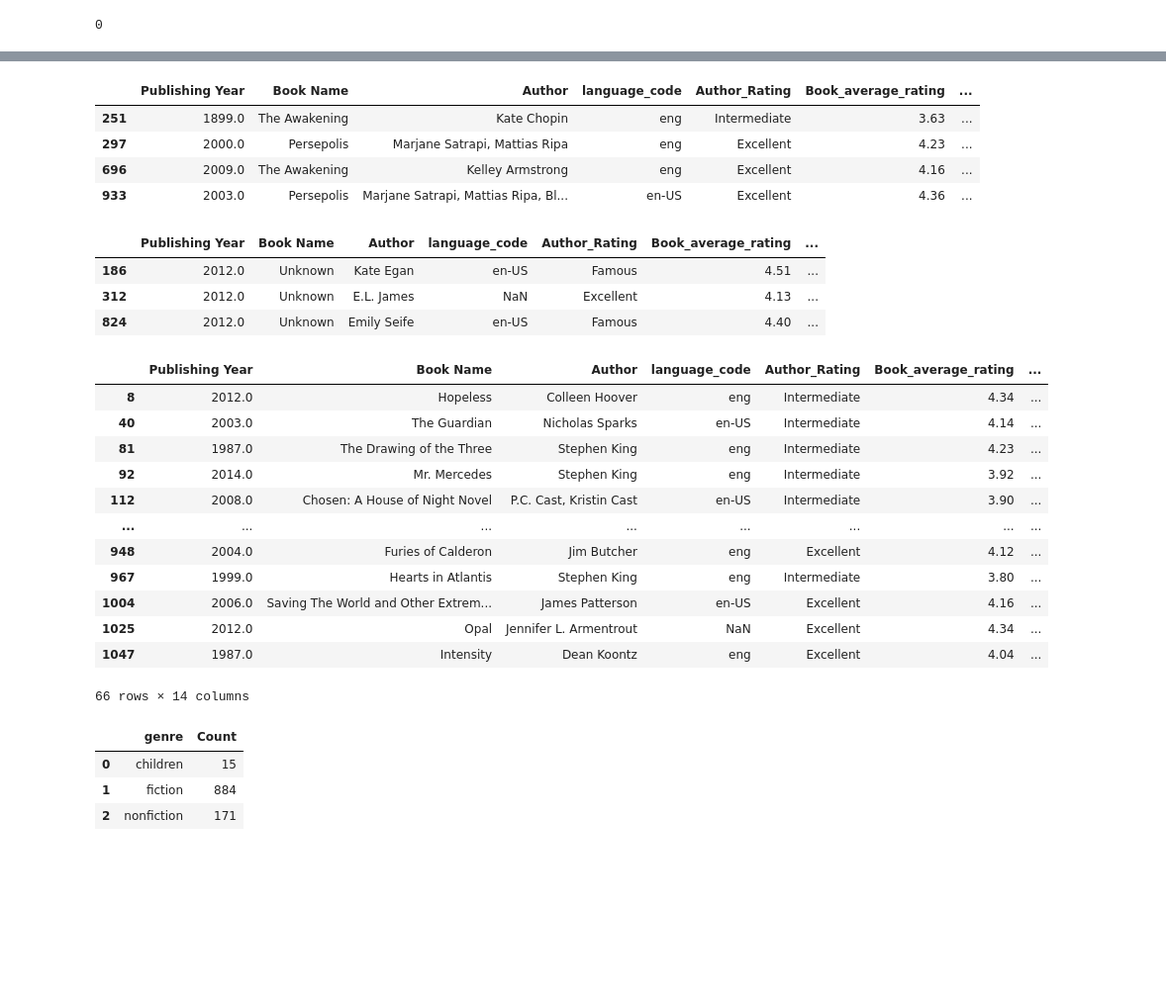
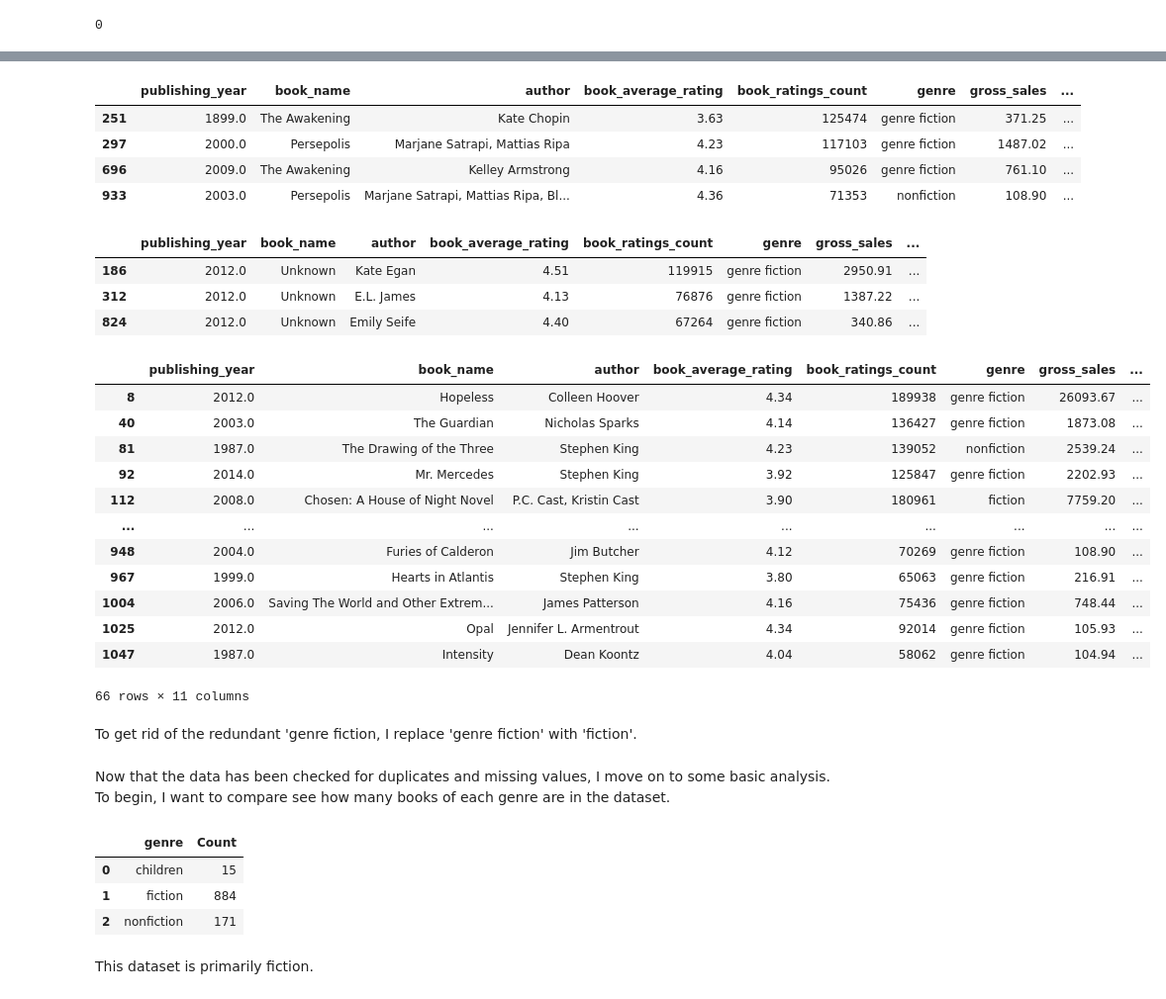
Before and after one commit to nelsonj1614/sdt_project, a Jupyter notebook: notebooks/eda.ipynb, the cells around one changed output, grey strips where cells are left out. Shown: that part at 99% size. Saved outputs shown, nothing was run; the diff lists cells and outputs as text; code cells hidden in the pictures; blank space fills up the shorter version.

```diff
--- a/notebooks/eda.ipynb
+++ b/notebooks/eda.ipynb
@@ -41,2 +50,2 @@ memory usage: 125.5+ KB
 # %%
-df.drop(columns='index',inplace=True)
+df.drop(columns=['index','language_code','Author_Rating','sales rank'],inplace=True)
@@ -42,0 +54,4 @@ df.drop(columns='index',inplace=True)
+# %%
+df.columns = ['publishing_year','book_name','author','book_average_rating',
+              'book_ratings_count','genre','gross_sales','publisher_revenue','sales_price',
+              'publisher','units_sold']
@@ -81,2 +99,2 @@ df[df['Book Name'].isna()]
 # %%
-df['Book Name'].fillna('Unknown',inplace=True)
+df['book_name'].fillna('Unknown',inplace=True)
@@ -87,34 +109,38 @@ df.duplicated().sum()
 # %%
-df[(df.duplicated(subset='Book Name',keep=False))&(df['Book Name'] != 'Unknown')]
+df[(df.duplicated(subset='book_name',keep=False))&(df['book_name'] != 'Unknown')]
 # %% [output]
-|  | Publishing Year | Book Name | Author | language_code | Author_Rating | Book_average_rating | ... |
-| 251 | 1899.0 | The Awakening | Kate Chopin | eng | Intermediate | 3.63 | ... |
-| 297 | 2000.0 | Persepolis | Marjane Satrapi, Mattias Ripa | eng | Excellent | 4.23 | ... |
-| 696 | 2009.0 | The Awakening | Kelley Armstrong | eng | Excellent | 4.16 | ... |
-| 933 | 2003.0 | Persepolis | Marjane Satrapi, Mattias Ripa, Bl... | en-US | Excellent | 4.36 | ... |
+|  | publishing_year | book_name | author | book_average_rating | book_ratings_count | genre | gross_sales | ... |
+| 251 | 1899.0 | The Awakening | Kate Chopin | 3.63 | 125474 | genre fiction | 371.25 | ... |
+| 297 | 2000.0 | Persepolis | Marjane Satrapi, Mattias Ripa | 4.23 | 117103 | genre fiction | 1487.02 | ... |
+| 696 | 2009.0 | The Awakening | Kelley Armstrong | 4.16 | 95026 | genre fiction | 761.10 | ... |
+| 933 | 2003.0 | Persepolis | Marjane Satrapi, Mattias Ripa, Bl... | 4.36 | 71353 | nonfiction | 108.90 | ... |
 # %%
-df[df.duplicated(subset=['Publishing Year','Book Name'],keep=False)]
+df[df.duplicated(subset=['publishing_year','book_name'],keep=False)]
 # %% [output]
-|  | Publishing Year | Book Name | Author | language_code | Author_Rating | Book_average_rating | ... |
-| 186 | 2012.0 | Unknown | Kate Egan | en-US | Famous | 4.51 | ... |
-| 312 | 2012.0 | Unknown | E.L. James | NaN | Excellent | 4.13 | ... |
-| 824 | 2012.0 | Unknown | Emily Seife | en-US | Famous | 4.40 | ... |
+|  | publishing_year | book_name | author | book_average_rating | book_ratings_count | genre | gross_sales | ... |
+| 186 | 2012.0 | Unknown | Kate Egan | 4.51 | 119915 | genre fiction | 2950.91 | ... |
+| 312 | 2012.0 | Unknown | E.L. James | 4.13 | 76876 | genre fiction | 1387.22 | ... |
+| 824 | 2012.0 | Unknown | Emily Seife | 4.40 | 67264 | genre fiction | 340.86 | ... |
 # %%
-df[df.duplicated(subset=['Publishing Year','Author'],keep=False)]
+df[df.duplicated(subset=['publishing_year','author'],keep=False)]
 # %% [output]
-|  | Publishing Year | Book Name | Author | language_code | Author_Rating | Book_average_rating | ... |
-| 8 | 2012.0 | Hopeless | Colleen Hoover | eng | Intermediate | 4.34 | ... |
-| 40 | 2003.0 | The Guardian | Nicholas Sparks | en-US | Intermediate | 4.14 | ... |
-| 81 | 1987.0 | The Drawing of the Three | Stephen King | eng | Intermediate | 4.23 | ... |
-| 92 | 2014.0 | Mr. Mercedes | Stephen King | eng | Intermediate | 3.92 | ... |
-| 112 | 2008.0 | Chosen: A House of Night Novel | P.C. Cast, Kristin Cast | en-US | Intermediate | 3.90 | ... |
-| ... | ... | ... | ... | ... | ... | ... | ... |
-| 948 | 2004.0 | Furies of Calderon | Jim Butcher | eng | Excellent | 4.12 | ... |
-| 967 | 1999.0 | Hearts in Atlantis | Stephen King | eng | Intermediate | 3.80 | ... |
-| 1004 | 2006.0 | Saving The World and Other Extrem... | James Patterson | en-US | Excellent | 4.16 | ... |
-| 1025 | 2012.0 | Opal | Jennifer L. Armentrout | NaN | Excellent | 4.34 | ... |
-| 1047 | 1987.0 | Intensity | Dean Koontz | eng | Excellent | 4.04 | ... |
+|  | publishing_year | book_name | author | book_average_rating | book_ratings_count | genre | gross_sales | ... |
+| 8 | 2012.0 | Hopeless | Colleen Hoover | 4.34 | 189938 | genre fiction | 26093.67 | ... |
+| 40 | 2003.0 | The Guardian | Nicholas Sparks | 4.14 | 136427 | genre fiction | 1873.08 | ... |
+| 81 | 1987.0 | The Drawing of the Three | Stephen King | 4.23 | 139052 | nonfiction | 2539.24 | ... |
+| 92 | 2014.0 | Mr. Mercedes | Stephen King | 3.92 | 125847 | genre fiction | 2202.93 | ... |
+| 112 | 2008.0 | Chosen: A House of Night Novel | P.C. Cast, Kristin Cast | 3.90 | 180961 | fiction | 7759.20 | ... |
+| ... | ... | ... | ... | ... | ... | ... | ... | ... |
+| 948 | 2004.0 | Furies of Calderon | Jim Butcher | 4.12 | 70269 | genre fiction | 108.90 | ... |
+| 967 | 1999.0 | Hearts in Atlantis | Stephen King | 3.80 | 65063 | genre fiction | 216.91 | ... |
+| 1004 | 2006.0 | Saving The World and Other Extrem... | James Patterson | 4.16 | 75436 | genre fiction | 748.44 | ... |
+| 1025 | 2012.0 | Opal | Jennifer L. Armentrout | 4.34 | 92014 | genre fiction | 105.93 | ... |
+| 1047 | 1987.0 | Intensity | Dean Koontz | 4.04 | 58062 | genre fiction | 104.94 | ... |
-66 rows × 14 columns
+66 rows × 11 columns
+# %% [markdown]
+To get rid of the redundant 'genre fiction, I replace 'genre fiction' with 'fiction'.
 # %%
 df['genre'].replace('genre fiction','fiction',inplace=True)
+# %% [markdown]
+Now that the data has been checked for duplicates and missing values, I move on to some basic analysis. To begin, I want to compare see how many books of each genre are in the dataset.
 # %%
@@ -126,6 +152,8 @@ by_genre
 | 0 | children | 15 |
 | 1 | fiction | 884 |
 | 2 | nonfiction | 171 |
+# %% [markdown]
+This dataset is primarily fiction.
 # %%
 fig = px.bar(by_genre,x='genre',y='Count')
 fig.show()
```
Also changed, not shown: parts of 30 cells of this notebook, 4 other files.
